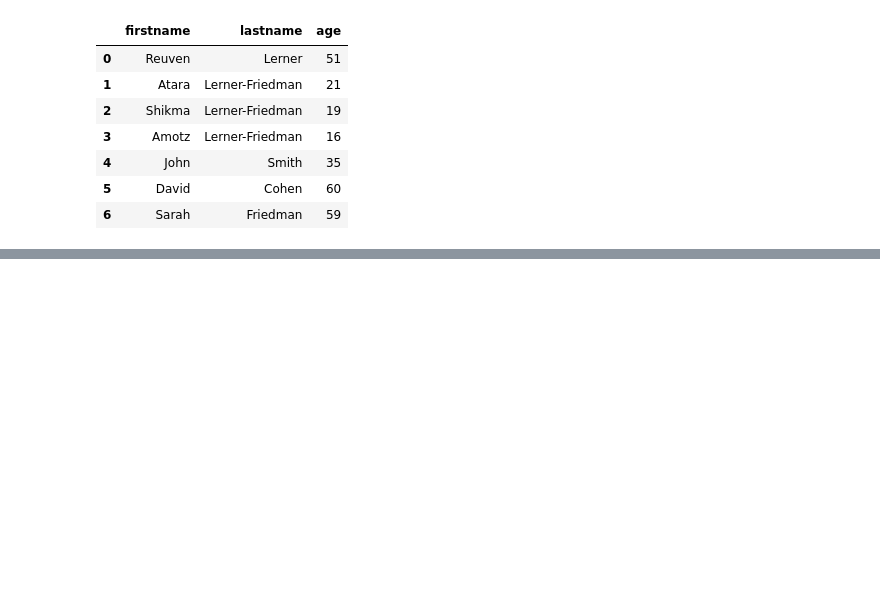
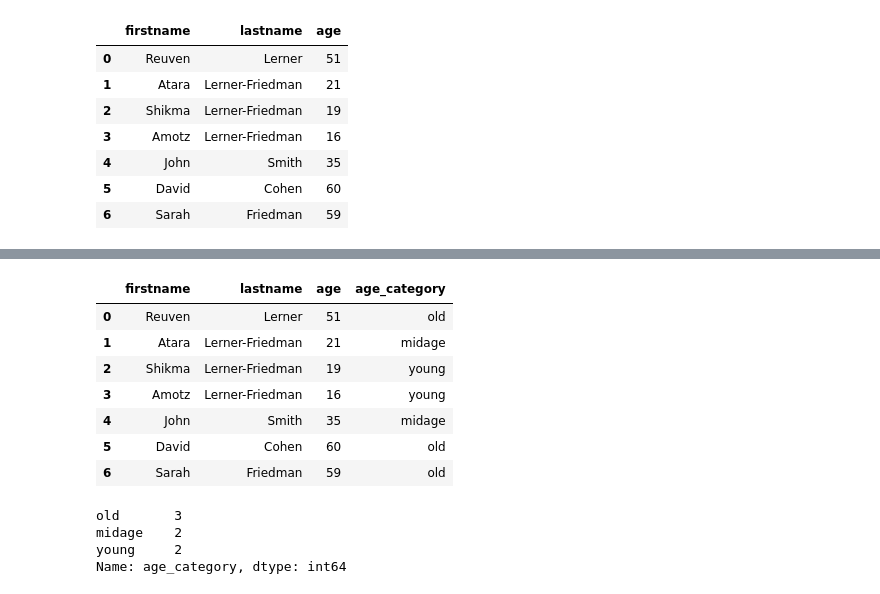
Before and after one commit to abhixz13/Cisco-Python-Training, a Jupyter notebook: Cisco-2022-06June-08-analytics.ipynb, the cells around one changed output, grey strips where cells are left out. Cells and saved outputs as stored; diff of their text form; code cells hidden in the pictures; blank space fills up the shorter version.

```diff
--- a/Cisco-2022-06June-08-analytics.ipynb
+++ b/Cisco-2022-06June-08-analytics.ipynb
@@ -1151,0 +1163,21 @@ df['age_category'] = 'midage'
+# %%
+df.loc[df['age'] < 20, 'age_category'] = 'young'
+df.loc[df['age'] > 50, 'age_category'] = 'old'
+# %%
+df
+# %% [output]
+|  | firstname | lastname | age | age_category |
+| 0 | Reuven | Lerner | 51 | old |
+| 1 | Atara | Lerner-Friedman | 21 | midage |
+| 2 | Shikma | Lerner-Friedman | 19 | young |
+| 3 | Amotz | Lerner-Friedman | 16 | young |
+| 4 | John | Smith | 35 | midage |
+| 5 | David | Cohen | 60 | old |
+| 6 | Sarah | Friedman | 59 | old |
+# %%
+df['age_category'].value_counts()
+# %% [output]
+old       3
+midage    2
+young     2
+Name: age_category, dtype: int64
```
Also changed, not shown: parts of 3 cells of this notebook.
